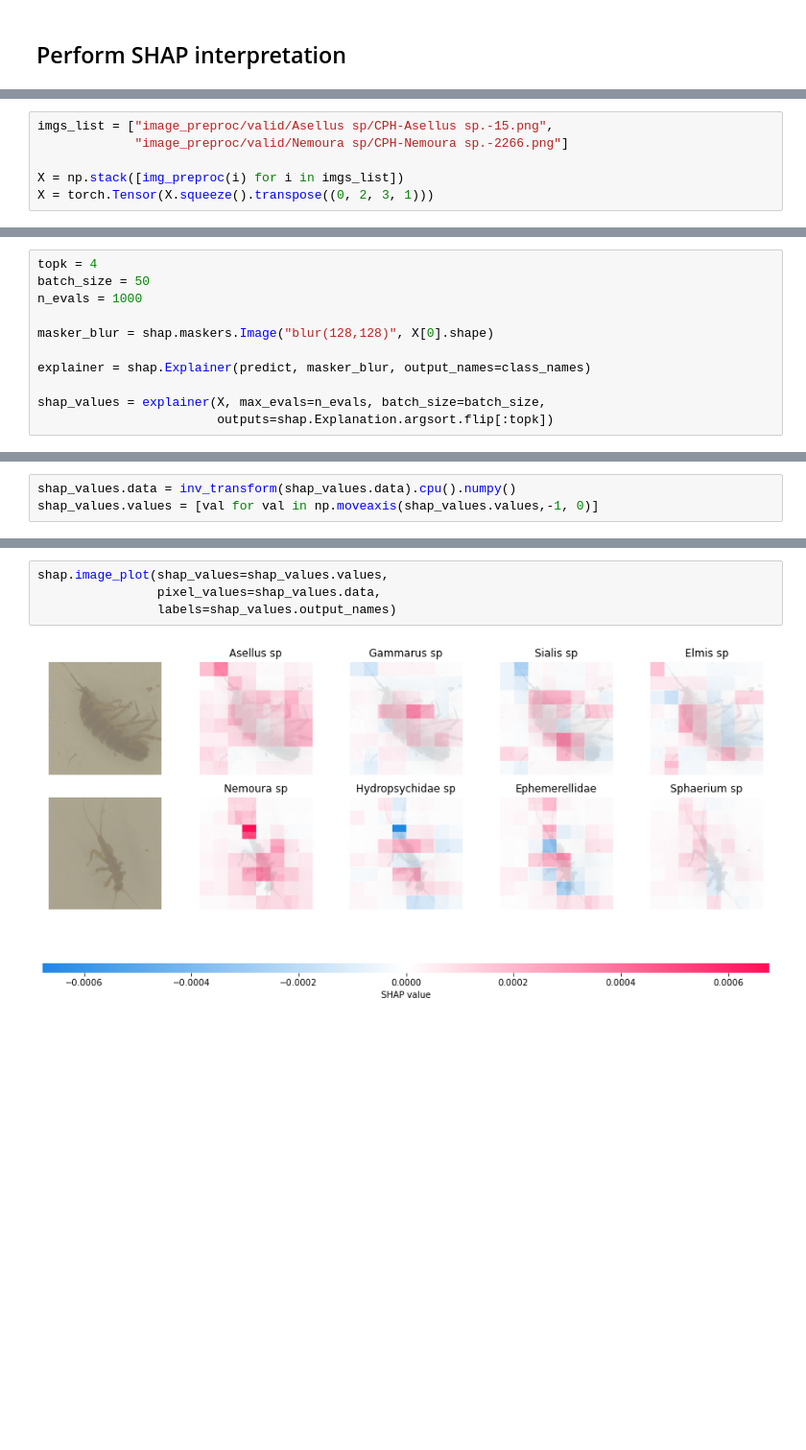
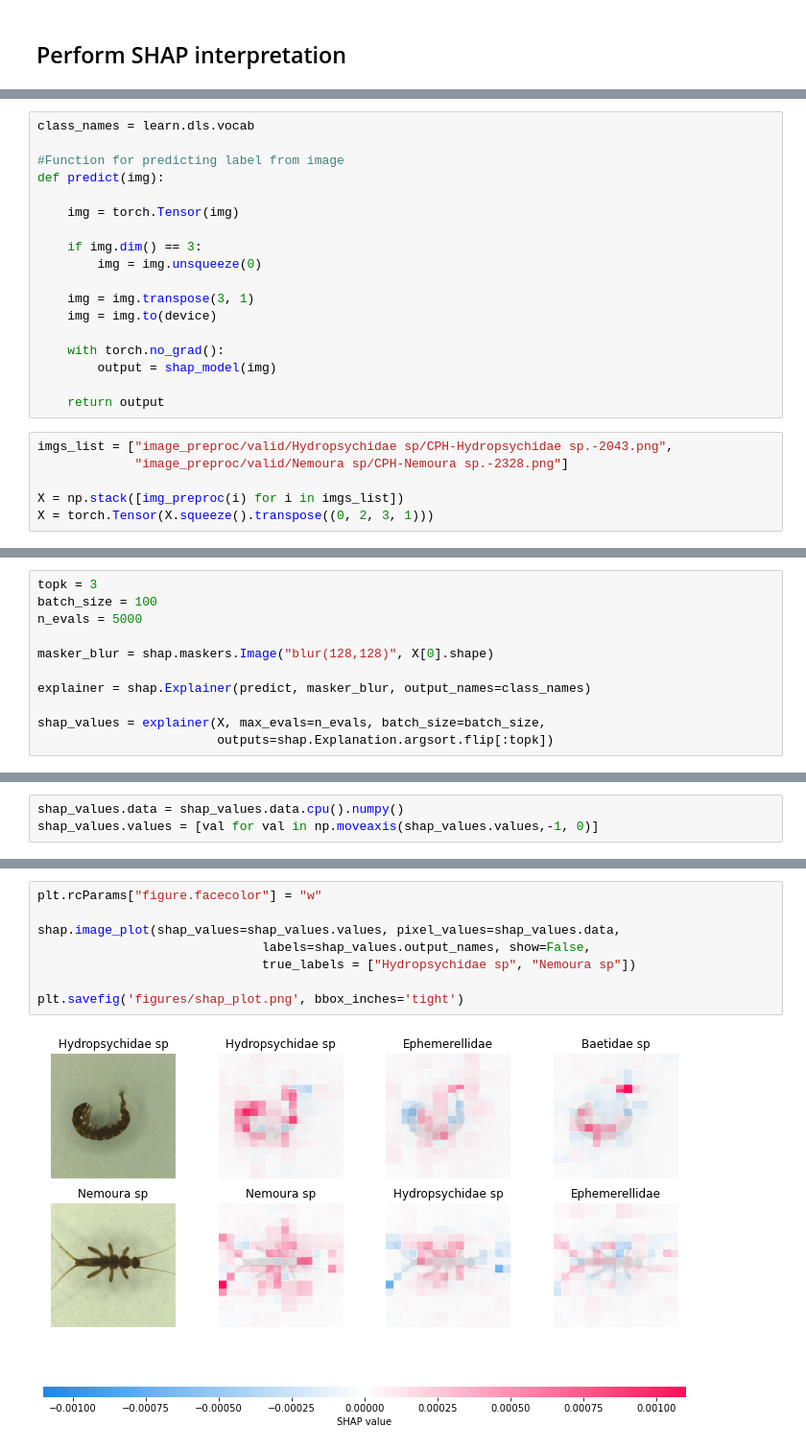
Before and after one commit to KennethTM/macro_inv_id, a Jupyter notebook: BugID models.ipynb, the cells around one changed output, grey strips where cells are left out. Shown at 96% size. Saved outputs shown, nothing was run; the diff lists cells and outputs as text; blank space fills up the shorter version.

Commit message:
Added models and created shap figure.

```diff
--- a/BugID models.ipynb
+++ b/BugID models.ipynb
@@ -294,6 +250,24 @@ class_names = learn.dls.vocab
+# %%
+class_names = learn.dls.vocab
+
+#Function for predicting label from image
+def predict(img):
+
+    img = torch.Tensor(img)
+
+    if img.dim() == 3:
+        img = img.unsqueeze(0)
+
+    img = img.transpose(3, 1)
+    img = img.to(device)
+
+    with torch.no_grad():
+        output = shap_model(img)
+
+    return output
 # %%
-imgs_list = ["image_preproc/valid/Asellus sp/CPH-Asellus sp.-15.png",
-             "image_preproc/valid/Nemoura sp/CPH-Nemoura sp.-2266.png"]
+imgs_list = ["image_preproc/valid/Hydropsychidae sp/CPH-Hydropsychidae sp.-2043.png",
+             "image_preproc/valid/Nemoura sp/CPH-Nemoura sp.-2328.png"]
 
 X = np.stack([img_preproc(i) for i in imgs_list])
 X = torch.Tensor(X.squeeze().transpose((0, 2, 3, 1)))
@@ -324,7 +292,7 @@ Classes: [ 1 18]: ['Asellus sp' 'Nemoura sp']
 # %%
-topk = 4
-batch_size = 50
-n_evals = 1000
+topk = 3
+batch_size = 100
+n_evals = 5000
 
 masker_blur = shap.maskers.Image("blur(128,128)", X[0].shape)
 
@@ -339,3 +303,3 @@ shap_values = explainer(X, max_evals=n_evals, batch_size=batch_size,
 # %%
-shap_values.data = inv_transform(shap_values.data).cpu().numpy()
+shap_values.data = shap_values.data.cpu().numpy()
 shap_values.values = [val for val in np.moveaxis(shap_values.values,-1, 0)]
@@ -346,6 +306,10 @@ shap_values.values = [val for val in np.moveaxis(shap_values.values,-1, 0)]
 # %%
-shap.image_plot(shap_values=shap_values.values,
-                pixel_values=shap_values.data,
-                labels=shap_values.output_names)
+plt.rcParams["figure.facecolor"] = "w"
+
+shap.image_plot(shap_values=shap_values.values, pixel_values=shap_values.data,
+                              labels=shap_values.output_names, show=False,
+                              true_labels = ["Hydropsychidae sp", "Nemoura sp"])
+
+plt.savefig('figures/shap_plot.png', bbox_inches='tight')
 # %% [output]
-[figure, old version]
+[figure, new version]
```
Also changed, not shown: parts of 17 cells of this notebook, 3 other files.
